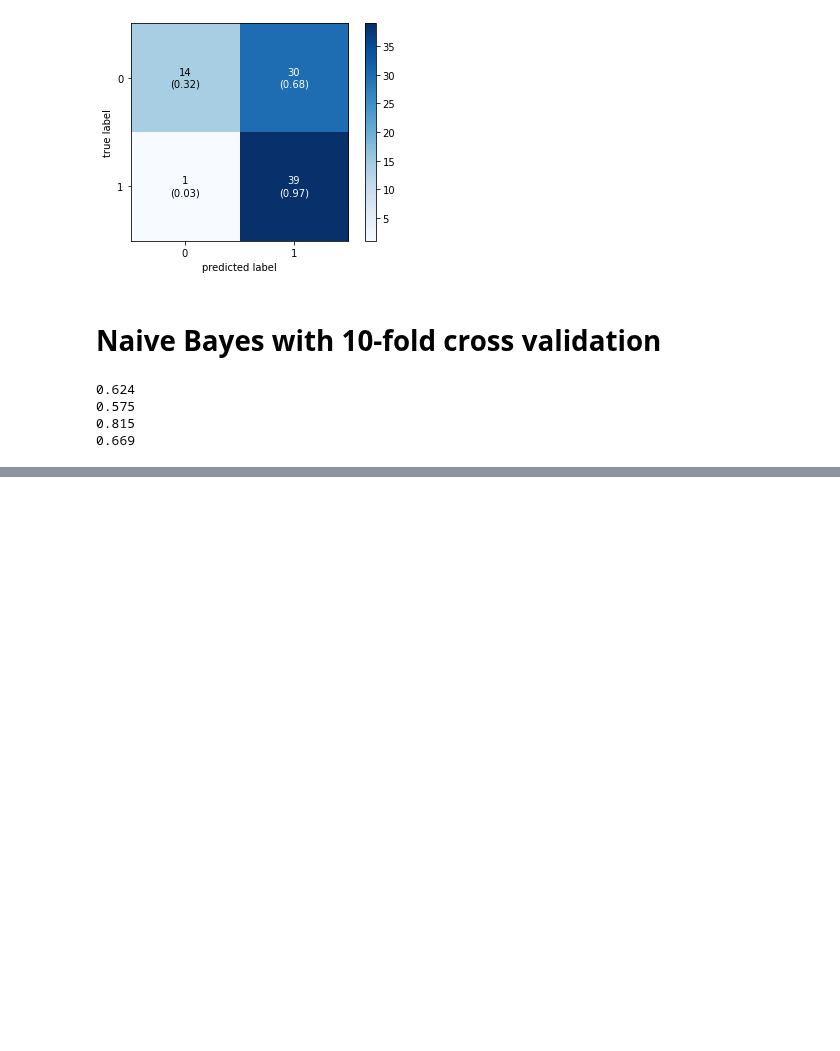
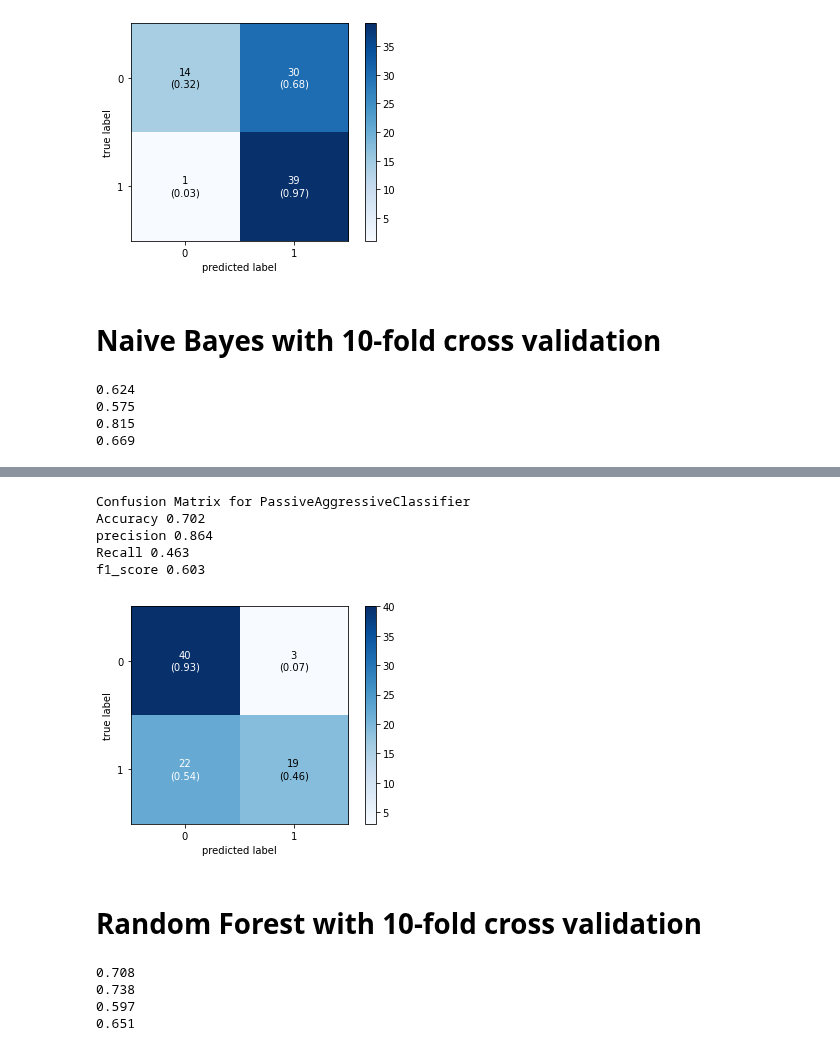
Before and after one commit to tamannanazmin/Sentiment-Analysis-of-COVID-19-Vaccination-Responses-from-Social-media, a Jupyter notebook: Machine learning/TF-IDF/Covid_vaccine_data_with_TF_IDF.ipynb, the cells around one changed output, grey strips where cells are left out. Drawn from its saved outputs; the diff is of its cells as text; code cells hidden in the pictures; blank space fills up the shorter version.

Commit message:
random forest

```diff
--- a/Machine learning/TF-IDF/Covid_vaccine_data_with_TF_IDF.ipynb
+++ b/Machine learning/TF-IDF/Covid_vaccine_data_with_TF_IDF.ipynb
@@ -433,0 +434,5 @@ print('%.3f'%np.mean(f1))
+# %%
+#Splitting the dataset into training set and test set
+from sklearn.model_selection import train_test_split
+X_train,X_test,y_train,y_test= train_test_split(X,y,test_size=0.2,random_state=0)
+print(X)
@@ -433,0 +447,67 @@ print('%.3f'%np.mean(f1))
+# %%
+# Fitting Random Forest to the training set
+from sklearn.ensemble import RandomForestClassifier
+classifier=RandomForestClassifier(n_estimators=10,criterion='entropy',random_state=0)
+classifier.fit(X_train, y_train)
+
+#predicting the Test set results
+y_pred=classifier.predict(X_test)
+#Making the confusion matrix
+from sklearn.metrics import confusion_matrix
+cm=confusion_matrix(y_test, y_pred)
+#print(cm)
+from mlxtend.plotting import plot_confusion_matrix
+print("Confusion Matrix for PassiveAggressiveClassifier")
+plot_confusion_matrix(conf_mat=cm,show_absolute=True,
+                                show_normed=True,
+                                colorbar=True)
+#finding accuracy
+from sklearn.metrics import accuracy_score
+accuracy=accuracy_score(y_test,y_pred)
+print('Accuracy %.3f'%accuracy)
+
+from sklearn.metrics import precision_score
+precision=precision_score(y_test,y_pred,average="binary")
+print('precision %.3f'%precision)
+
+from sklearn.metrics import recall_score
+recall=recall_score(y_test,y_pred,average="binary")
+print('Recall %.3f'%recall)
+
+from sklearn.metrics import f1_score
+f1=f1_score(y_test,y_pred,average="binary")
+print('f1_score %.3f'%f1)
+# %% [output]
+Confusion Matrix for PassiveAggressiveClassifier
+Accuracy 0.702
+precision 0.864
+Recall 0.463
+f1_score 0.603
+[figure, added]
+# %% [markdown]
+# Random Forest with 10-fold cross validation
+# %%
+#Applying 10-fold cross validation
+
+from sklearn.model_selection import cross_val_score
+from sklearn.model_selection import KFold
+from statistics import *
+# prepare the cross-validation procedure
+cv = KFold(n_splits=10,shuffle=True, random_state=0)
+# evaluate model
+from sklearn.ensemble import RandomForestClassifier
+classifier=RandomForestClassifier(n_estimators=10,criterion='entropy',random_state=0)
+scores = cross_val_score(classifier, X, y, scoring='accuracy', cv=cv)
+recall = cross_val_score(classifier, X, y, scoring='recall', cv=cv)
+precision = cross_val_score(classifier, X, y, scoring='precision', cv=cv)
+f1 = cross_val_score(classifier, X, y, scoring='f1', cv=cv)
+# report performance
+print('%.3f'%mean(scores))
+print('%.3f'%np.mean(precision))
+print('%.3f'%np.mean(recall))
+print('%.3f'%np.mean(f1))
+# %% [output]
+0.708
+0.738
+0.597
+0.651
```
Also changed, not shown: parts of 3 cells of this notebook.
